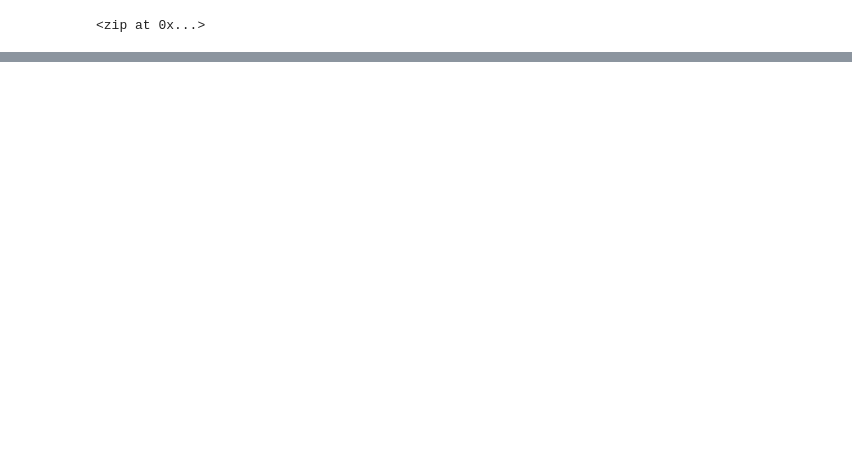
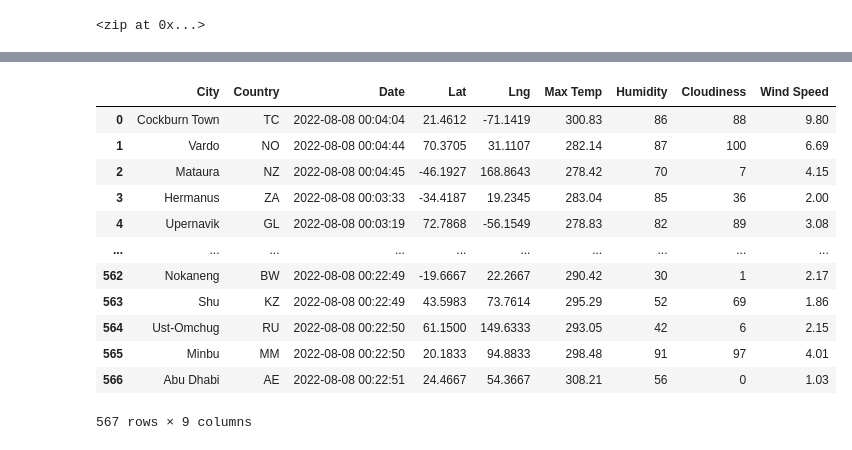
Before and after one commit to yaakoum/World_Weather_Analysis, a Jupyter notebook: WeatherPy.ipynb, the cells around one changed output, grey strips where cells are left out. Saved outputs shown, nothing was run; the diff lists cells and outputs as text; code cells hidden in the pictures; blank space fills up the shorter version.

Commit message:
modifying .gitignore and adding weatherpy file

```diff
--- a/WeatherPy.ipynb
+++ b/WeatherPy.ipynb
@@ -29,0 +40,2 @@ len(cities)
+# %%
+url = "https://api.openweathermap.org/data/2.5/weather?lat={lat}&lon={lon}&appid=" + weather_api_key
@@ -29,0 +120,4 @@ len(cities)
+# %%
+# Convert the array of dictionaries to a Pandas DataFrame.
+city_data_df = pd.DataFrame(city_data)
+city_data_df.head(10)
@@ -29,0 +136,18 @@ len(cities)
+# %%
+new_column_order = ["City", "Country", "Date", "Lat", "Lng", "Max Temp", "Humidity", "Cloudiness", "Wind Speed"]
+city_data_df = city_data_df[new_column_order]
+city_data_df
+# %% [output]
+|  | City | Country | Date | Lat | Lng | Max Temp | Humidity | Cloudiness | Wind Speed |
+| 0 | Cockburn Town | TC | 2022-08-08 00:04:04 | 21.4612 | -71.1419 | 300.83 | 86 | 88 | 9.80 |
+| 1 | Vardo | NO | 2022-08-08 00:04:44 | 70.3705 | 31.1107 | 282.14 | 87 | 100 | 6.69 |
+| 2 | Mataura | NZ | 2022-08-08 00:04:45 | -46.1927 | 168.8643 | 278.42 | 70 | 7 | 4.15 |
+| 3 | Hermanus | ZA | 2022-08-08 00:03:33 | -34.4187 | 19.2345 | 283.04 | 85 | 36 | 2.00 |
+| 4 | Upernavik | GL | 2022-08-08 00:03:19 | 72.7868 | -56.1549 | 278.83 | 82 | 89 | 3.08 |
+| ... | ... | ... | ... | ... | ... | ... | ... | ... | ... |
+| 562 | Nokaneng | BW | 2022-08-08 00:22:49 | -19.6667 | 22.2667 | 290.42 | 30 | 1 | 2.17 |
+| 563 | Shu | KZ | 2022-08-08 00:22:49 | 43.5983 | 73.7614 | 295.29 | 52 | 69 | 1.86 |
+| 564 | Ust-Omchug | RU | 2022-08-08 00:22:50 | 61.1500 | 149.6333 | 293.05 | 42 | 6 | 2.15 |
+| 565 | Minbu | MM | 2022-08-08 00:22:50 | 20.1833 | 94.8833 | 298.48 | 91 | 97 | 4.01 |
+| 566 | Abu Dhabi | AE | 2022-08-08 00:22:51 | 24.4667 | 54.3667 | 308.21 | 56 | 0 | 1.03 |
+567 rows × 9 columns
```
Also changed, not shown: parts of 6 cells of this notebook, 1 other file.
